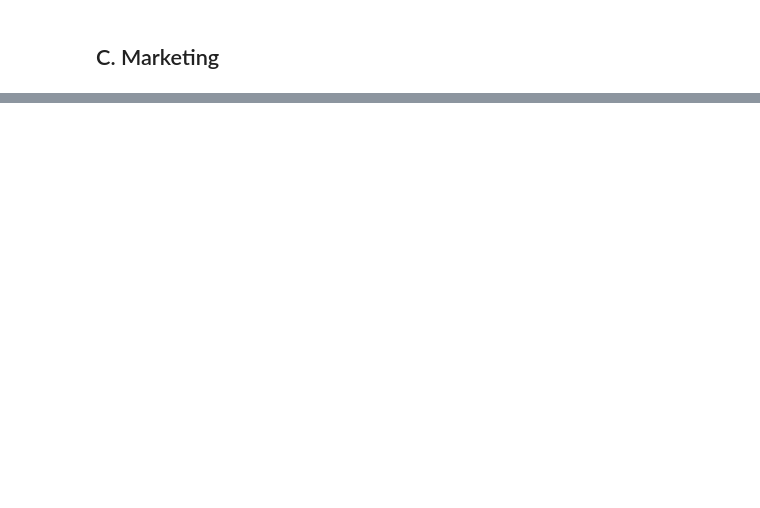
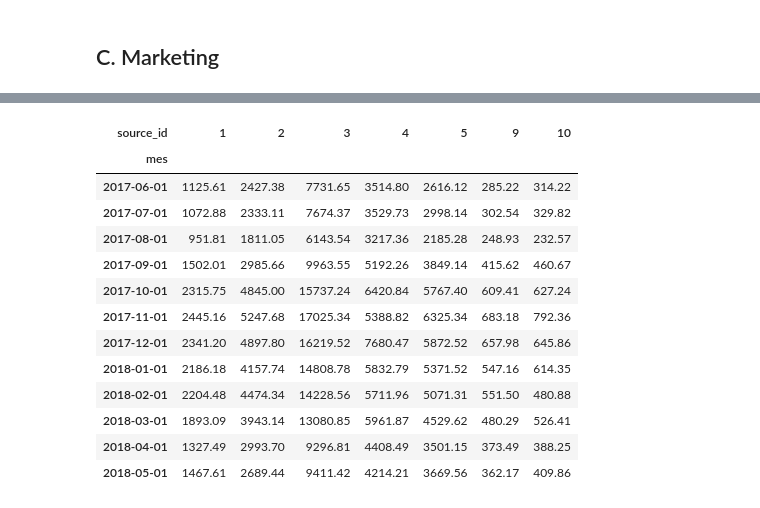
Before and after one commit to titusr099/pSet4, a Jupyter notebook: notebooks/PSet4_Showz_Marketing.ipynb, the cells around one changed output, grey strips where cells are left out. Cells and saved outputs as stored; diff of their text form; code cells hidden in the pictures; blank space fills up the shorter version.

```diff
--- a/notebooks/PSet4_Showz_Marketing.ipynb
+++ b/notebooks/PSet4_Showz_Marketing.ipynb
@@ -813,0 +818,6 @@ cohortes_ltv_2
+# %%
+costos['dt'] = pd.to_datetime(costos['dt'])
+costos['mes'] = costos['dt'].dt.to_period('M').dt.to_timestamp()
+# %%
+# preparar columna mes
+costos['mes'] = pd.to_datetime(costos['dt'].dt.strftime('%Y-%m-01'))
@@ -813,0 +827,8 @@ cohortes_ltv_2
+# %%
+# gasto por fuente y mes
+gasto_por_fuente = costos.pivot_table(
+    index='mes',
+    columns='source_id',
+    values='costs',
+    aggfunc='sum'
+).fillna(0)
@@ -813,0 +852,17 @@ cohortes_ltv_2
+# %%
+gasto_por_fuente
+# %% [output]
+| source_id | 1 | 2 | 3 | 4 | 5 | 9 | 10 |
+| mes |  |  |  |  |  |  |  |
+| 2017-06-01 | 1125.61 | 2427.38 | 7731.65 | 3514.80 | 2616.12 | 285.22 | 314.22 |
+| 2017-07-01 | 1072.88 | 2333.11 | 7674.37 | 3529.73 | 2998.14 | 302.54 | 329.82 |
+| 2017-08-01 | 951.81 | 1811.05 | 6143.54 | 3217.36 | 2185.28 | 248.93 | 232.57 |
+| 2017-09-01 | 1502.01 | 2985.66 | 9963.55 | 5192.26 | 3849.14 | 415.62 | 460.67 |
+| 2017-10-01 | 2315.75 | 4845.00 | 15737.24 | 6420.84 | 5767.40 | 609.41 | 627.24 |
+| 2017-11-01 | 2445.16 | 5247.68 | 17025.34 | 5388.82 | 6325.34 | 683.18 | 792.36 |
+| 2017-12-01 | 2341.20 | 4897.80 | 16219.52 | 7680.47 | 5872.52 | 657.98 | 645.86 |
+| 2018-01-01 | 2186.18 | 4157.74 | 14808.78 | 5832.79 | 5371.52 | 547.16 | 614.35 |
+| 2018-02-01 | 2204.48 | 4474.34 | 14228.56 | 5711.96 | 5071.31 | 551.50 | 480.88 |
+| 2018-03-01 | 1893.09 | 3943.14 | 13080.85 | 5961.87 | 4529.62 | 480.29 | 526.41 |
+| 2018-04-01 | 1327.49 | 2993.70 | 9296.81 | 4408.49 | 3501.15 | 373.49 | 388.25 |
+| 2018-05-01 | 1467.61 | 2689.44 | 9411.42 | 4214.21 | 3669.56 | 362.17 | 409.86 |
```
Also changed, not shown: parts of 25 cells of this notebook, 1 other file.
